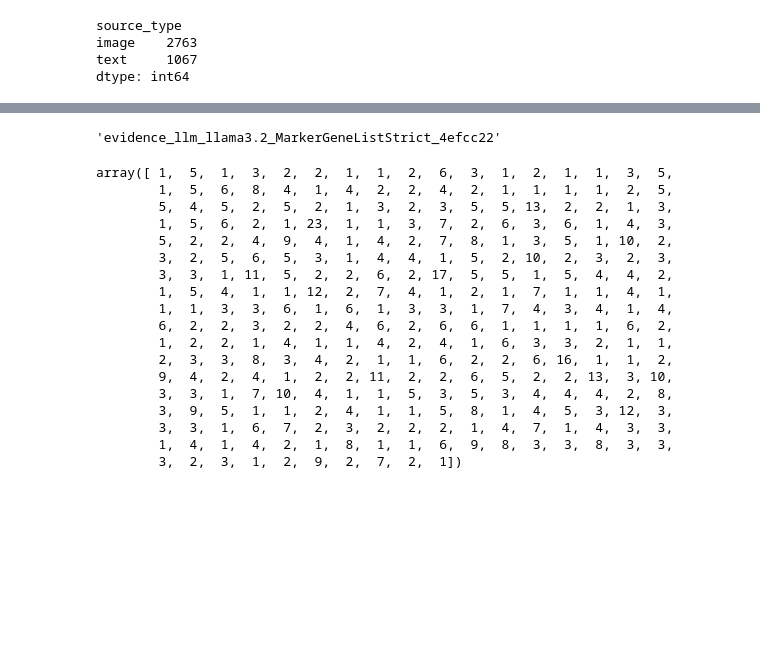
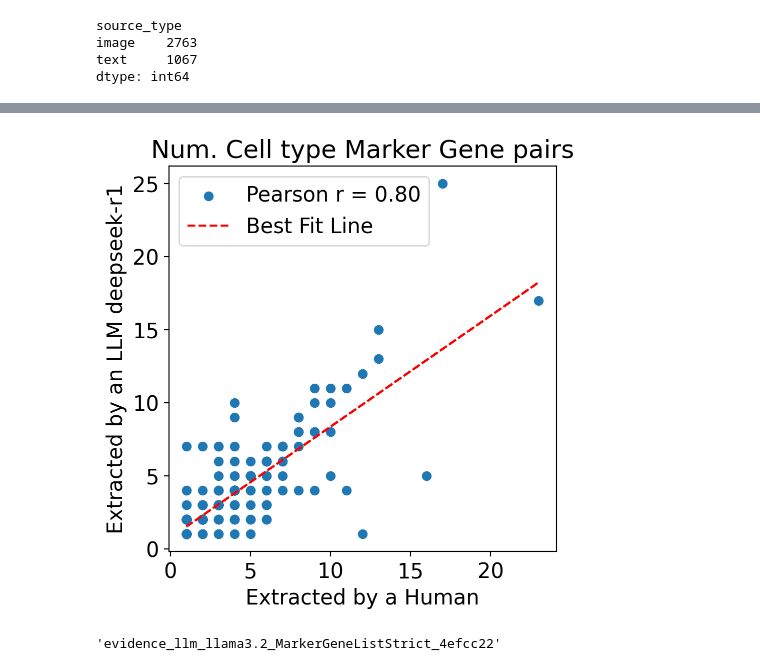
Before and after one commit to sbooeshaghi/llmarkers, a Jupyter notebook: analysis/llm/llm_extract.ipynb, the cells around one changed output, grey strips where cells are left out. Cells and saved outputs as stored; diff of their text form; code cells hidden in the pictures; blank space fills up the shorter version.

```diff
--- a/analysis/llm/llm_extract.ipynb
+++ b/analysis/llm/llm_extract.ipynb
@@ -132,9 +155,15 @@ dtype: int64
 # %%
 tdf = df.query("source_type == 'text'").copy()
 uniq_src = tdf.source_rationale.unique()
+# %%
+LLMODELS = {
+    "deepseek-r1": "deepseek-r1",
+    "llama3.2": "llama3.2",
+    "llama3.3": "llama3.3"
+}
 # %%
 model_metadata = {
-    "model_id" : "llama3.2",
+    "model_id" : LLMODELS["deepseek-r1"],
     "system_prompt": system_prompt,
     "system_prompt_hash": short_hash(system_prompt),
     "data_model": DATA_MODELS["MarkerGeneListStrict"].__name__
@@ -199,0 +236,2 @@ folder_name = f"evidence_llm_{model_metadata['model_id']}_{model_metadata['data_
+# %%
+llm = load_evidence(os.path.join(folder_name, "evidence.json"), "llm")
@@ -200,3 +241,30 @@ folder_name = f"evidence_llm_{model_metadata['model_id']}_{model_metadata['data_
+# %%
+fig, ax = plt.subplots(figsize=(5, 5))
+
+x = tdf.groupby("source_rationale")["extracted_cell_type_label"].count().sort_index()[common_src].values
+y = llm.groupby("source_rationale")["extracted_cell_type_label"].count().sort_index()[common_src].values
+
+# Compute Pearson correlation
+r, _ = pearsonr(x, y)
+
+# Scatter plot
+ax.scatter(x, y, label=f"Pearson r = {r:.2f}")
+
+# Fit line of best fit
+m, b = np.polyfit(x, y, 1)
+ax.plot(x, m*x + b, color='red', linestyle='--', label="Best Fit Line")
+
+# Labels and legend
+ax.set(**{
+    "xlabel": "Extracted by a Human",
+    "ylabel": f"Extracted by an LLM {model_metadata['model_id']}",
+    "title": "Num. Cell type Marker Gene pairs"
+})
+ax.legend()
+
+fig.show()
+# %% [output]
+[figure, added]
 # %%
 folder_name
 # %% [output]
@@ -213,21 +271,0 @@ with open(os.path.join(folder_name, "evidence.json"), 'w') as f:
-# %%
-tdf.groupby("source_rationale")["extracted_cell_type_label"].count().sort_index().values
-# %% [output]
-array([ 1,  5,  1,  3,  2,  2,  1,  1,  2,  6,  3,  1,  2,  1,  1,  3,  5,
-        1,  5,  6,  8,  4,  1,  4,  2,  2,  4,  2,  1,  1,  1,  1,  2,  5,
-        5,  4,  5,  2,  5,  2,  1,  3,  2,  3,  5,  5, 13,  2,  2,  1,  3,
-        1,  5,  6,  2,  1, 23,  1,  1,  3,  7,  2,  6,  3,  6,  1,  4,  3,
-        5,  2,  2,  4,  9,  4,  1,  4,  2,  7,  8,  1,  3,  5,  1, 10,  2,
-        3,  2,  5,  6,  5,  3,  1,  4,  4,  1,  5,  2, 10,  2,  3,  2,  3,
-        3,  3,  1, 11,  5,  2,  2,  6,  2, 17,  5,  5,  1,  5,  4,  4,  2,
-        1,  5,  4,  1,  1, 12,  2,  7,  4,  1,  2,  1,  7,  1,  1,  4,  1,
-        1,  1,  3,  3,  6,  1,  6,  1,  3,  3,  1,  7,  4,  3,  4,  1,  4,
-        6,  2,  2,  3,  2,  2,  4,  6,  2,  6,  6,  1,  1,  1,  1,  6,  2,
-        1,  2,  2,  1,  4,  1,  1,  4,  2,  4,  1,  6,  3,  3,  2,  1,  1,
-        2,  3,  3,  8,  3,  4,  2,  1,  1,  6,  2,  2,  6, 16,  1,  1,  2,
-        9,  4,  2,  4,  1,  2,  2, 11,  2,  2,  6,  5,  2,  2, 13,  3, 10,
-        3,  3,  1,  7, 10,  4,  1,  1,  5,  3,  5,  3,  4,  4,  4,  2,  8,
-        3,  9,  5,  1,  1,  2,  4,  1,  1,  5,  8,  1,  4,  5,  3, 12,  3,
-        3,  3,  1,  6,  7,  2,  3,  2,  2,  2,  1,  4,  7,  1,  4,  3,  3,
-        1,  4,  1,  4,  2,  1,  8,  1,  1,  6,  9,  8,  3,  3,  8,  3,  3,
-        3,  2,  3,  1,  2,  9,  2,  7,  2,  1])
```
Also changed, not shown: parts of 25 cells of this notebook, 1 other file.
